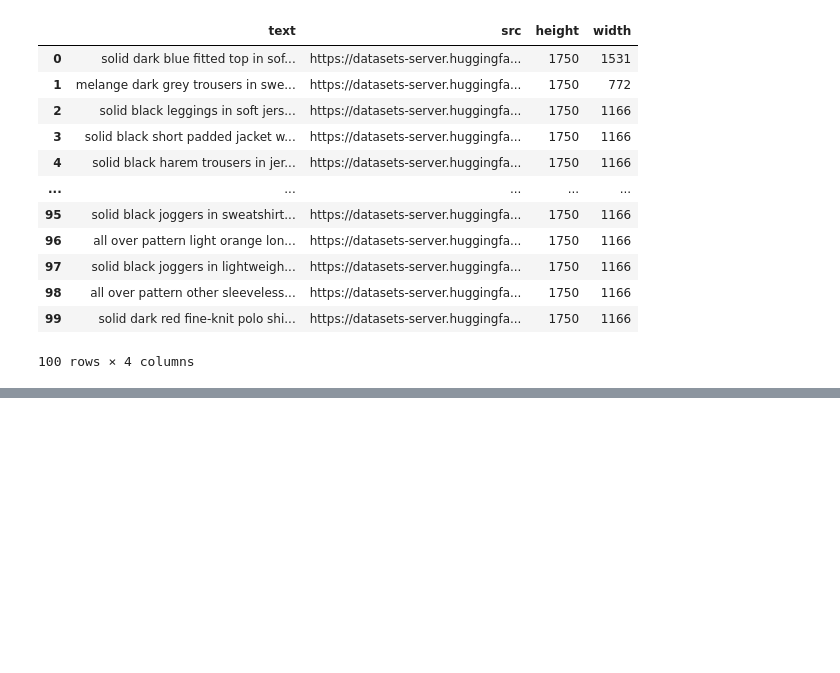
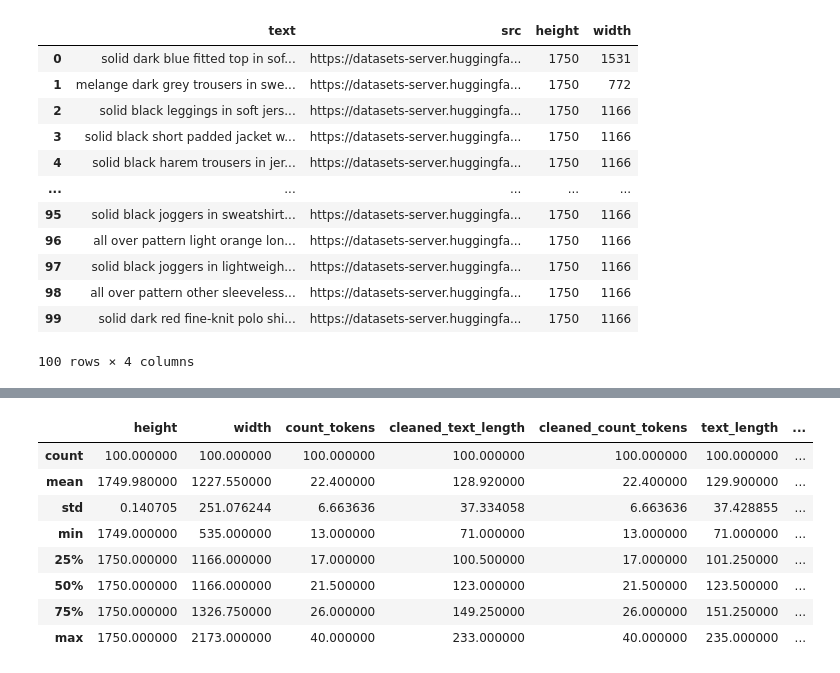
Before and after one commit to IsaD01/Deep-learning-, a Jupyter notebook: Opdracht3_2.ipynb, the cells around one changed output, grey strips where cells are left out. Saved outputs shown, nothing was run; the diff lists cells and outputs as text; code cells hidden in the pictures; blank space fills up the shorter version.

```diff
--- a/Opdracht3_2.ipynb
+++ b/Opdracht3_2.ipynb
@@ -81,0 +169,30 @@ Image shape: (1750, 1531, 3)
+# %%
+def clean_caption(caption):
+    # Convert to lowercase
+    caption = caption.lower()
+    # Remove special characters except spaces
+    caption = re.sub(r'[^a-zA-Z0-9\s]', '', caption)
+    # Remove extra whitespaces
+    caption = re.sub(r'\s+', ' ', caption).strip()
+    return caption
+
+dataframe['cleaned_text'] = dataframe['text'].apply(clean_caption)
+# %%
+dataframe['cleaned_text_length'] = [len(text) for text in dataframe['cleaned_text']]
+dataframe['cleaned_tokens'] = dataframe['cleaned_text'].apply(clean_and_tokenize)
+dataframe['cleaned_count_tokens'] = [len(tokens) for tokens in dataframe['cleaned_tokens']]
+# %%
+dataframe['diff_text_length'] = dataframe['text_length'] - dataframe['cleaned_text_length']
+dataframe['diff_count_tokens'] = dataframe['count_tokens'] - dataframe['cleaned_count_tokens']
+# %%
+dataframe.describe()
+# %% [output]
+|  | height | width | count_tokens | cleaned_text_length | cleaned_count_tokens | text_length | ... |
+| count | 100.000000 | 100.000000 | 100.000000 | 100.000000 | 100.000000 | 100.000000 | ... |
+| mean | 1749.980000 | 1227.550000 | 22.400000 | 128.920000 | 22.400000 | 129.900000 | ... |
+| std | 0.140705 | 251.076244 | 6.663636 | 37.334058 | 6.663636 | 37.428855 | ... |
+| min | 1749.000000 | 535.000000 | 13.000000 | 71.000000 | 13.000000 | 71.000000 | ... |
+| 25% | 1750.000000 | 1166.000000 | 17.000000 | 100.500000 | 17.000000 | 101.250000 | ... |
+| 50% | 1750.000000 | 1166.000000 | 21.500000 | 123.000000 | 21.500000 | 123.500000 | ... |
+| 75% | 1750.000000 | 1326.750000 | 26.000000 | 149.250000 | 26.000000 | 151.250000 | ... |
+| max | 1750.000000 | 2173.000000 | 40.000000 | 233.000000 | 40.000000 | 235.000000 | ... |
```
Also changed, not shown: parts of 12 cells of this notebook.
